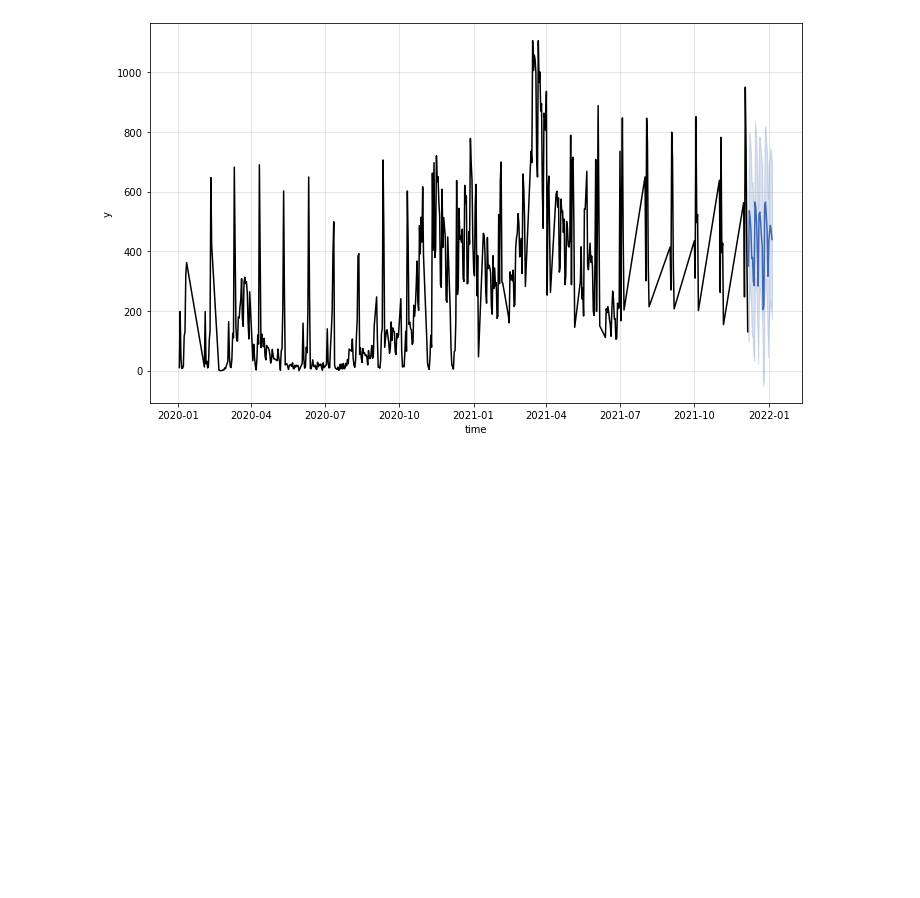
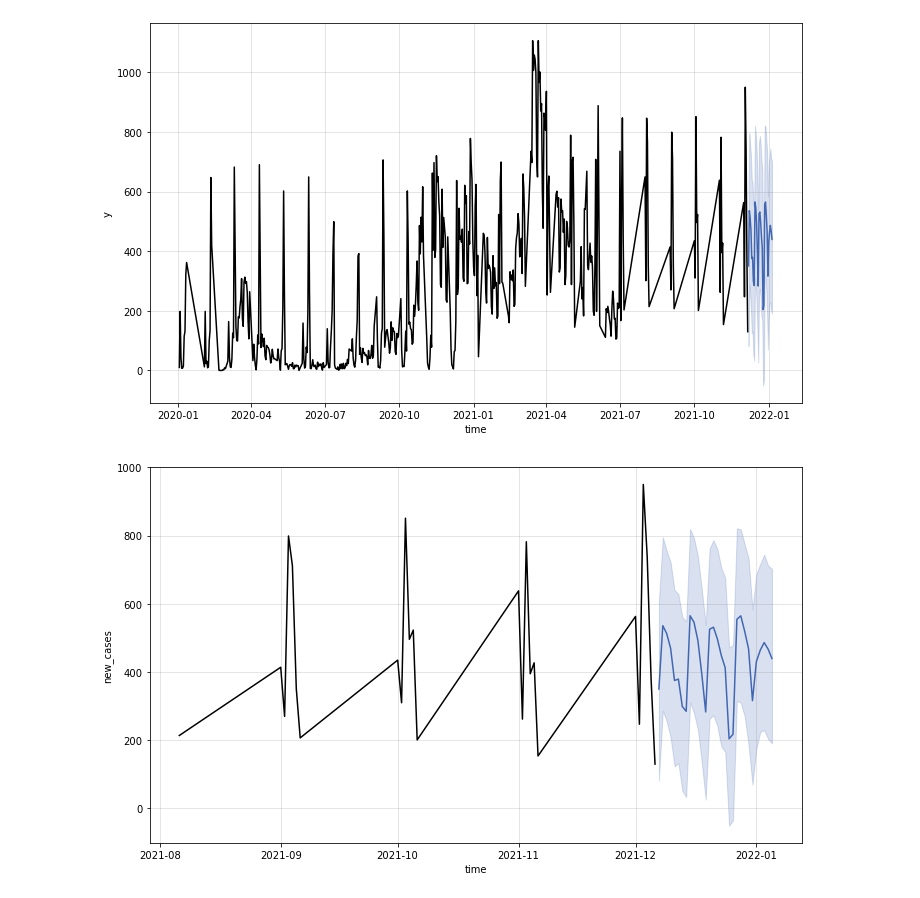
Before and after one commit to bcheng004/KingHaraldsCovidQuest, a Jupyter notebook: notebooks/CovidQuest_bcheng004.ipynb, the cells around one changed output. Saved outputs shown, nothing was run; the diff lists cells and outputs as text; code cells hidden in the pictures; blank space fills up the shorter version.

Commit message:
fb prophet model on next 30 days outlook

```diff
--- a/notebooks/CovidQuest_bcheng004.ipynb
+++ b/notebooks/CovidQuest_bcheng004.ipynb
@@ -134,8 +134,43 @@ KatsEnsembleParam = {
 }
 model = KatsEnsemble(data=daily_cases_ts,params=KatsEnsembleParam)
 model.fit()
-fcst = model.predict(steps=30)
+num_pred_steps = 30
+fcst = model.predict(steps=num_pred_steps)
 model.aggregate()
 model.plot()
 # %% [output]
 [figure]
+# %%
+import matplotlib.pyplot as plt
+
+def adjusted_Kats_plot(filtered_date_ts,plot_fcst,ylabel,value_col='value'):
+    fig = plt.figure(facecolor="w", figsize=(10, 6))
+    ax = fig.add_subplot(111)
+    ax.plot(pd.to_datetime(filtered_date_ts.time), filtered_date_ts[value_col], "k")
+    last_date = filtered_date_ts.time.max()
+    freq = pd.infer_freq(filtered_date_ts.time)
+    steps = plot_fcst.shape[0]
+    dates = pd.date_range(start=last_date, periods=num_pred_steps + 1, freq=freq)
+    dates_to_plot = dates[dates != last_date]
+    fcst_dates = dates_to_plot.to_pydatetime()
+    ax.plot(fcst_dates, plot_fcst.fcst, ls="-", c="#4267B2")
+    if ("fcst_lower" in plot_fcst.columns) and ("fcst_upper" in plot_fcst.columns):
+        ax.fill_between(
+            fcst_dates,
+            plot_fcst.fcst_lower,
+            plot_fcst.fcst_upper,
+            color="#4267B2",
+            alpha=0.2,
+        )
+    ax.grid(True, which="major", c="gray", ls="-", lw=1, alpha=0.2)
+    ax.set_xlabel(xlabel="time")
+    ax.set_ylabel(ylabel=ylabel)
+    fig.tight_layout()
+    plt.show()
+# %%
+max_date_daily_cases = max(daily_cases_ts.to_dataframe()['time'])
+date_mask = pd.to_datetime(max_date_daily_cases).floor('D') - pd.offsets.DateOffset(months=4)
+plot_df = daily_cases_df[pd.to_datetime(daily_cases_df['time']) >= date_mask]
+adjusted_Kats_plot(filtered_date_ts=plot_df,plot_fcst=fcst.fcst_df,ylabel='new_cases')
+# %% [output]
+[figure, added]
```
Also changed, not shown: parts of 1 cell of this notebook.
